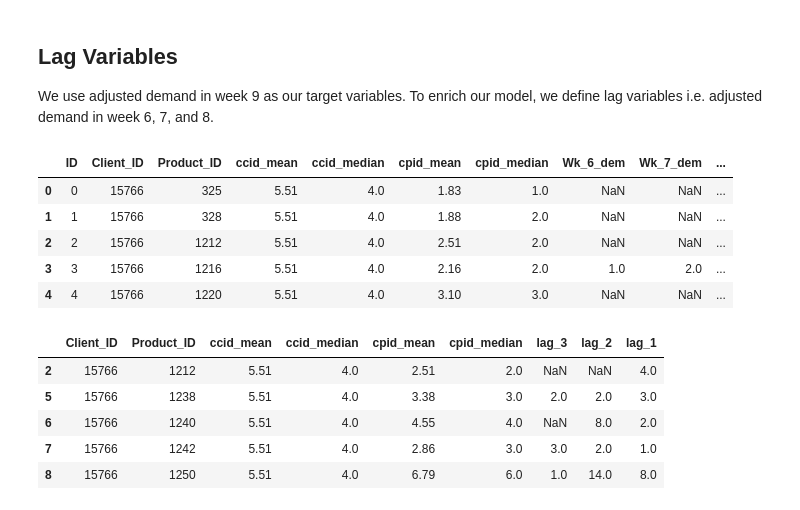
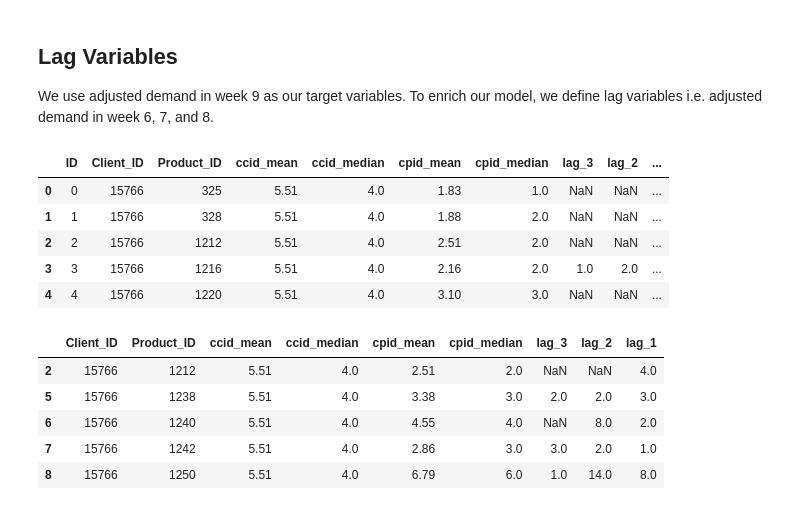
Before and after one commit to ElliotBlackstone/EWinter25_Product_Inventory, a Jupyter notebook: xgboost_final_EB.ipynb, the cells around one changed output. Saved outputs shown, nothing was run; the diff lists cells and outputs as text; code cells hidden in the pictures.

```diff
--- a/xgboost_final_EB.ipynb
+++ b/xgboost_final_EB.ipynb
@@ -171,22 +171,22 @@ We use adjusted demand in week 9 as our target variables. To enrich our model, w
 # %%
 # create training data based on ID in order to use lagged adjusted demand
 trainIDdf = pd.DataFrame()
 
 trainIDdf = train[['ID', 'Client_ID', 'Product_ID', 'ccid_mean', 'ccid_median', 'cpid_mean', 'cpid_median']].drop_duplicates(subset='ID', keep='first').reset_index(drop=True)
 
 # get adjusted demand for the week for each ID
 for j in [6,7,8,9]:
     wkmap = pd.Series(train[train['Week_num'] == j].set_index('ID')['adjusted_demand'], index=train['ID'].unique()).to_dict()
     trainIDdf[f'Wk_{j}_dem'] = trainIDdf['ID'].map(wkmap)
 
 trainIDdf['ID'] = trainIDdf['ID'].astype('category')
 trainIDdf['Client_ID'] = trainIDdf['Client_ID'].astype('category')
 trainIDdf['Product_ID'] = trainIDdf['Product_ID'].astype('category')
-
+trainIDdf.rename(columns={'Wk_6_dem': 'lag_3', 'Wk_7_dem': 'lag_2', 'Wk_8_dem': 'lag_1'}, inplace=True)
 
 trainIDdf.head()
 # %% [output]
-|  | ID | Client_ID | Product_ID | ccid_mean | ccid_median | cpid_mean | cpid_median | Wk_6_dem | Wk_7_dem | ... |
+|  | ID | Client_ID | Product_ID | ccid_mean | ccid_median | cpid_mean | cpid_median | lag_3 | lag_2 | ... |
 | 0 | 0 | 15766 | 325 | 5.51 | 4.0 | 1.83 | 1.0 | NaN | NaN | ... |
 | 1 | 1 | 15766 | 328 | 5.51 | 4.0 | 1.88 | 2.0 | NaN | NaN | ... |
 | 2 | 2 | 15766 | 1212 | 5.51 | 4.0 | 2.51 | 2.0 | NaN | NaN | ... |
```
Also changed, not shown: parts of 4 cells of this notebook, 1 other file.
